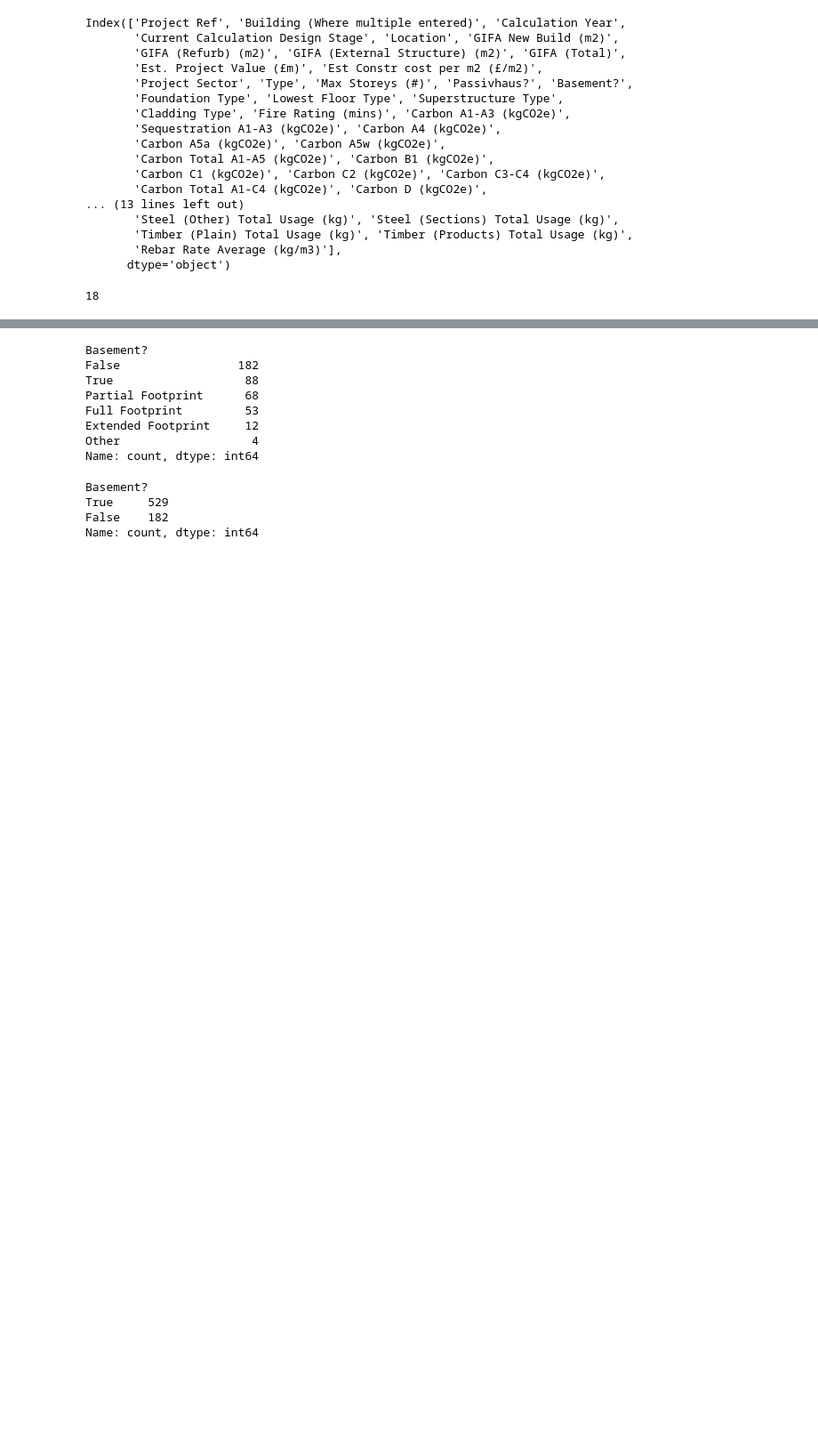
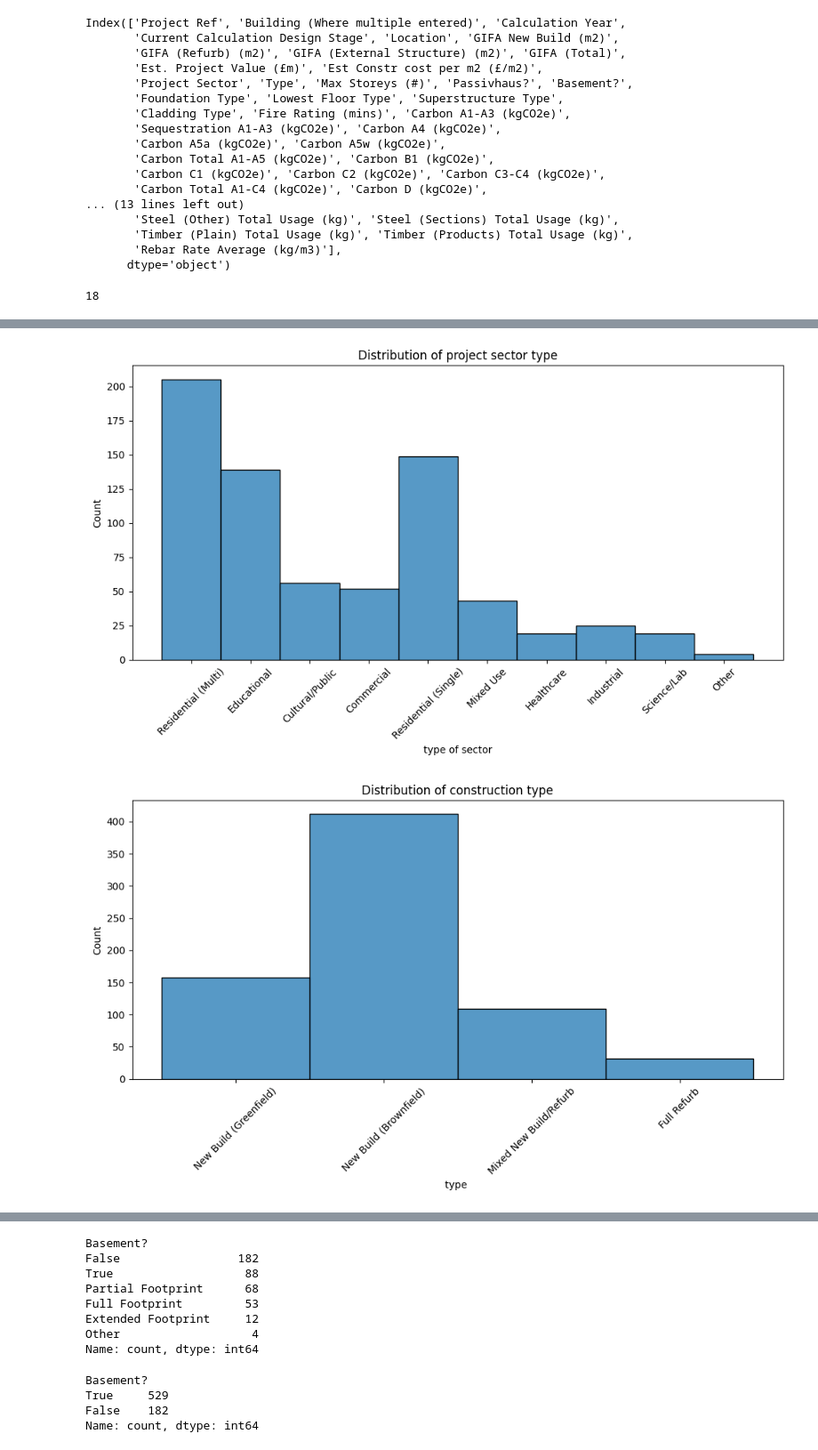
Before and after one commit to davisczh/EmbodiedCarbonPrediction, a Jupyter notebook: EC-prediction-experiment.ipynb, the cells around one changed output, grey strips where cells are left out. Shown: that part at 89% size. Cells and saved outputs as stored; diff of their text form; code cells hidden in the pictures; blank space fills up the shorter version.

```diff
--- a/EC-prediction-experiment.ipynb
+++ b/EC-prediction-experiment.ipynb
@@ -217,6 +221,31 @@ df['is_highrise'] = df['Max Storeys (#)'] > 10
 df['concrete_elements'] = df['Superstructure Type'].map(lambda x : superstructure_classification[x]['concrete_elements'])
 df['unit_weight'] = df['Superstructure Type'].map(lambda x : superstructure_classification[x]['unit_weight'])
 df = df[df['Carbon A1-A3 (kgCO2e)'] > 5000]
+# %%
+import matplotlib.pyplot as plt
+import seaborn as sns
+
+plt.figure(figsize=(10, 6))  # Increase figure size
+sns.histplot(data=df['Project Sector'])  # Adjust number of bins
+plt.title('Distribution of project sector type')
+plt.xlabel('type of sector')
+plt.ylabel('Count')
+plt.xticks(rotation=45)  # Rotate x-axis labels for better readability
+plt.tight_layout()
+plt.show()
+
+
+plt.figure(figsize=(10, 6))  # Increase figure size
+sns.histplot(data=df['Type'])  # Adjust number of bins
+plt.title('Distribution of construction type')
+plt.xlabel('type ')
+plt.ylabel('Count')
+plt.xticks(rotation=45)  # Rotate x-axis labels for better readability
+plt.tight_layout()
+plt.show()
+# %% [output]
+[figure, added]
+[figure, added]
 # %%
 from sklearn.cluster import KMeans
 size_height_features = ['GIFA (Total)', 'Max Storeys (#)', 'GIFA/Storey']
```
Also changed, not shown: parts of 17 cells of this notebook, 1 other file.
